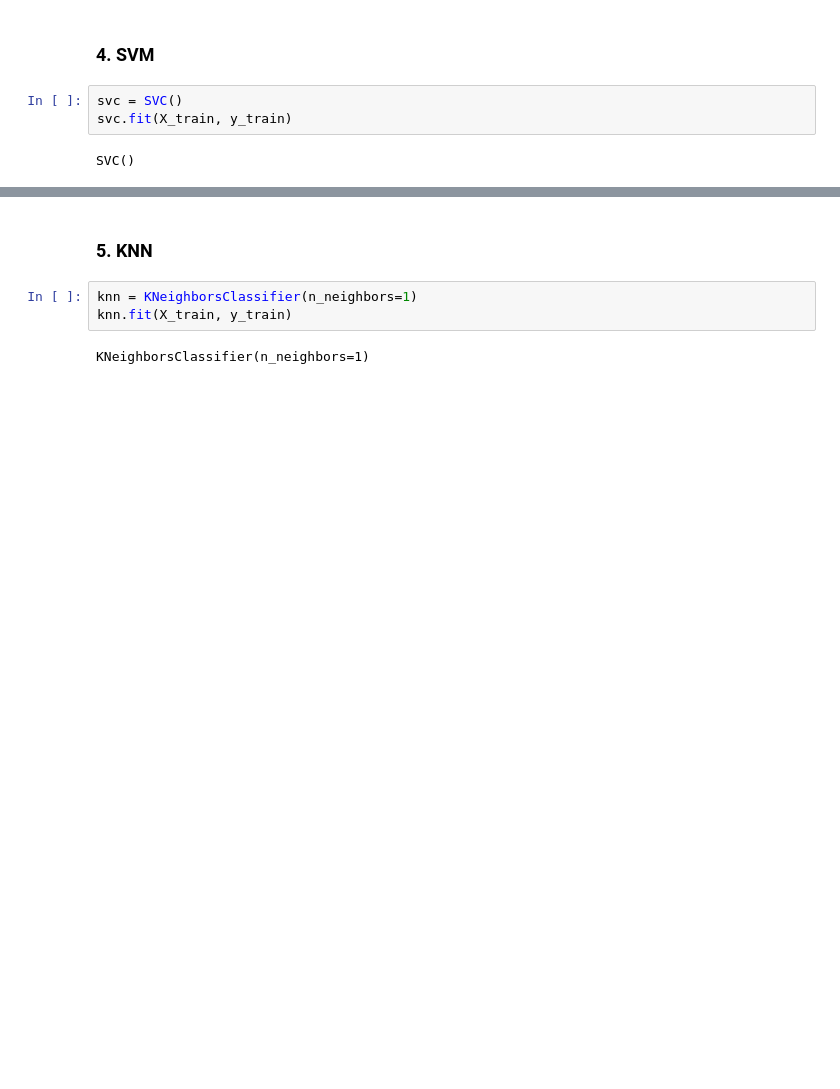
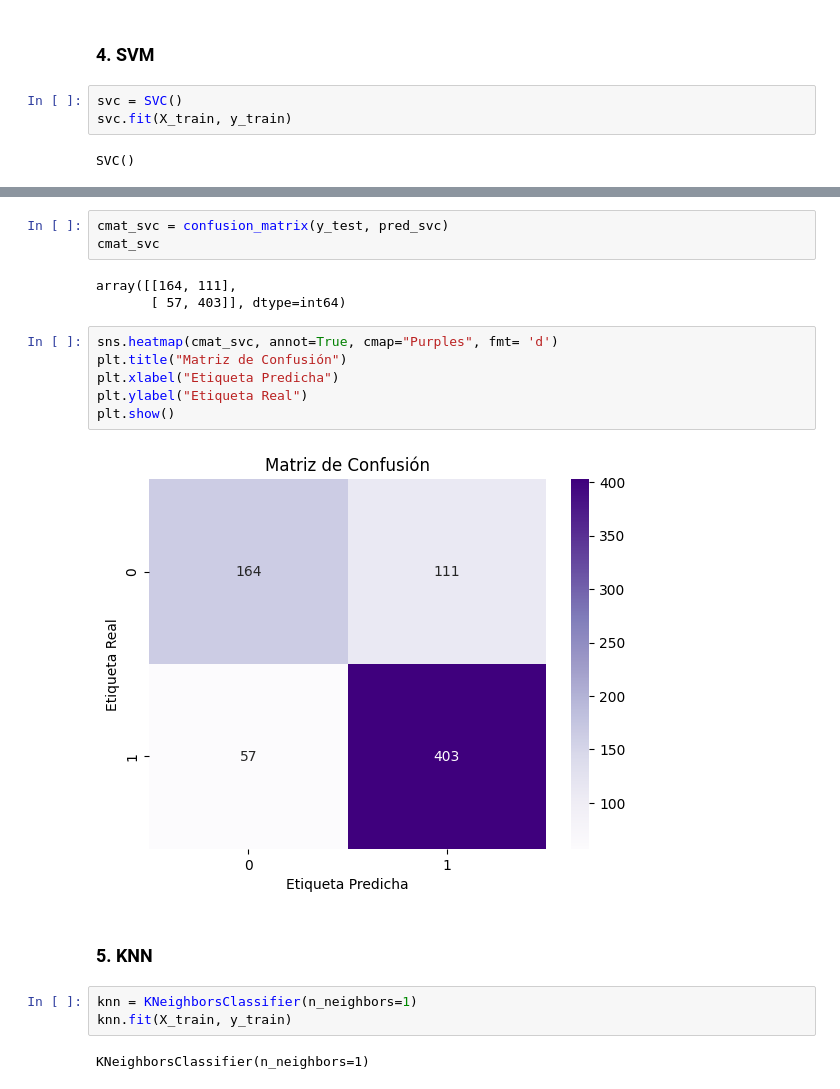
Before and after one commit to Vihelmet/Analisis_calidad_vino_blanco_ML, a Jupyter notebook: notebooks/03_Entrenamiento_modelo.ipynb, the cells around one changed output, grey strips where cells are left out. Drawn from its saved outputs; the diff is of its cells as text; blank space fills up the shorter version.

```diff
--- a/notebooks/03_Entrenamiento_modelo.ipynb
+++ b/notebooks/03_Entrenamiento_modelo.ipynb
@@ -204,3 +246,17 @@ Accuracy global: 0.78
+# %%
+cmat_svc = confusion_matrix(y_test, pred_svc)
+cmat_svc
+# %% [output]
+array([[164, 111],
+       [ 57, 403]], dtype=int64)
+# %%
+sns.heatmap(cmat_svc, annot=True, cmap="Purples", fmt= 'd')
+plt.title("Matriz de Confusión")
+plt.xlabel("Etiqueta Predicha")
+plt.ylabel("Etiqueta Real")
+plt.show()
+# %% [output]
+[figure, added]
 # %% [markdown]
 ### **5. KNN**
 # %%
```
Also changed, not shown: parts of 14 cells of this notebook.
